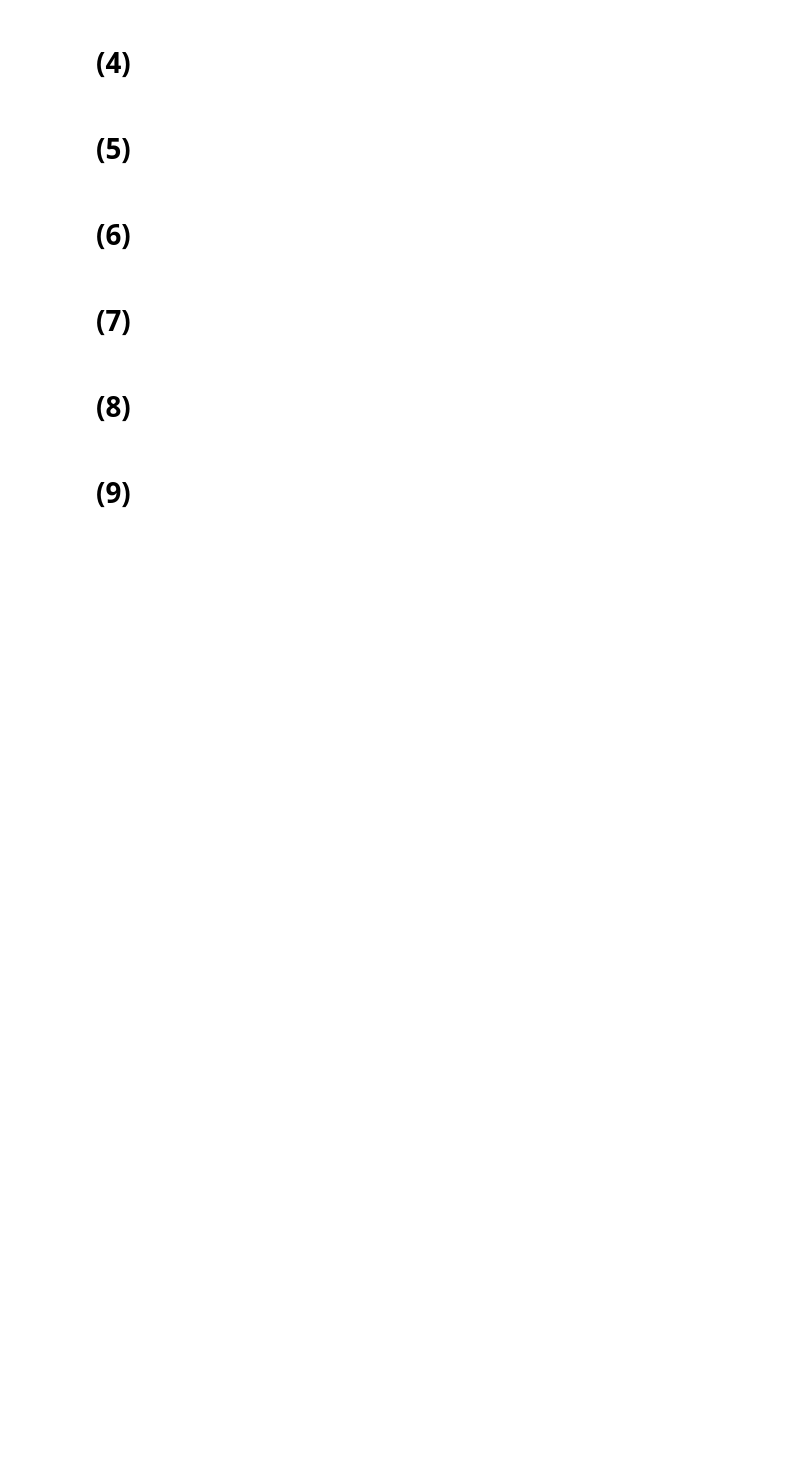
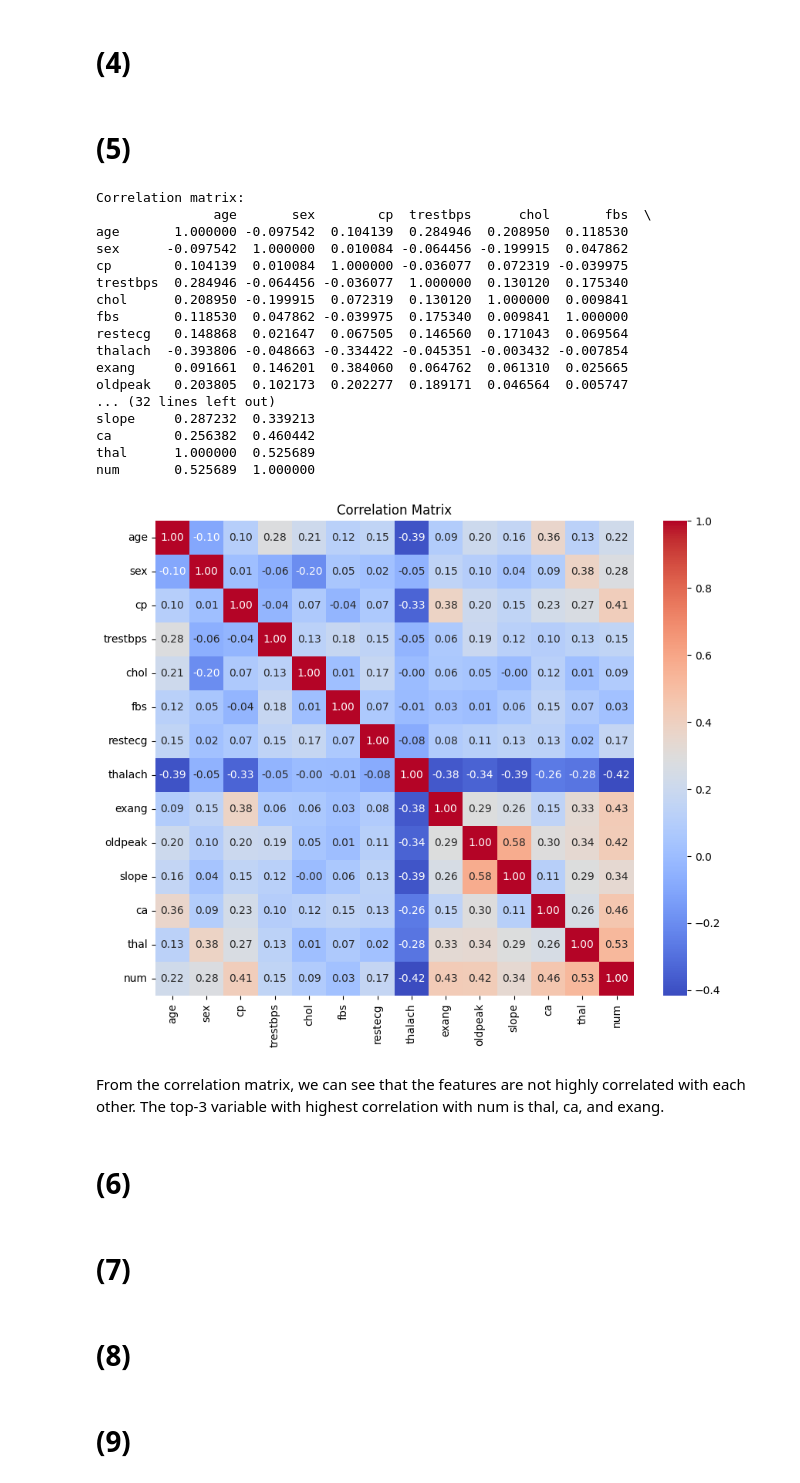
Before and after one commit to SweetIceLolly/3da-a6, a Jupyter notebook: ans.ipynb, the cells around one changed output. Saved outputs shown, nothing was run; the diff lists cells and outputs as text; code cells hidden in the pictures; blank space fills up the shorter version.

```diff
--- a/ans.ipynb
+++ b/ans.ipynb
@@ -32,7 +96,44 @@ nocite: |
 # %% [markdown]
 # (4)
+# %%
+# Convert the num column to a binary variable
+scaled_data['num'] = scaled_data['num'].apply(lambda x: 1 if x > 0 else 0)
 # %% [markdown]
 # (5)
+# %%
+# Correlation matrix
+correlation_matrix = scaled_data.corr()
+print("\nCorrelation matrix:")
+print(correlation_matrix)
+
+# Visualize the correlation matrix
+import seaborn as sns
+import matplotlib.pyplot as plt
+plt.figure(figsize=(10, 8))
+sns.heatmap(correlation_matrix, annot=True, fmt=".2f", cmap='coolwarm')
+plt.title('Correlation Matrix')
+plt.show()
+# %% [output]
+Correlation matrix:
+               age       sex        cp  trestbps      chol       fbs  \
+age       1.000000 -0.097542  0.104139  0.284946  0.208950  0.118530
+sex      -0.097542  1.000000  0.010084 -0.064456 -0.199915  0.047862
+cp        0.104139  0.010084  1.000000 -0.036077  0.072319 -0.039975
+trestbps  0.284946 -0.064456 -0.036077  1.000000  0.130120  0.175340
+chol      0.208950 -0.199915  0.072319  0.130120  1.000000  0.009841
+fbs       0.118530  0.047862 -0.039975  0.175340  0.009841  1.000000
+restecg   0.148868  0.021647  0.067505  0.146560  0.171043  0.069564
+thalach  -0.393806 -0.048663 -0.334422 -0.045351 -0.003432 -0.007854
+exang     0.091661  0.146201  0.384060  0.064762  0.061310  0.025665
+oldpeak   0.203805  0.102173  0.202277  0.189171  0.046564  0.005747
+... (32 lines left out)
+slope     0.287232  0.339213
+ca        0.256382  0.460442
+thal      1.000000  0.525689
+num       0.525689  1.000000
+[figure, added]
+# %% [markdown]
+From the correlation matrix, we can see that the features are not highly correlated with each other. The top-3 variable with highest correlation with num is thal, ca, and exang.
 # %% [markdown]
 # (6)
 # %% [markdown]
```
Also changed, not shown: parts of 5 cells of this notebook.
